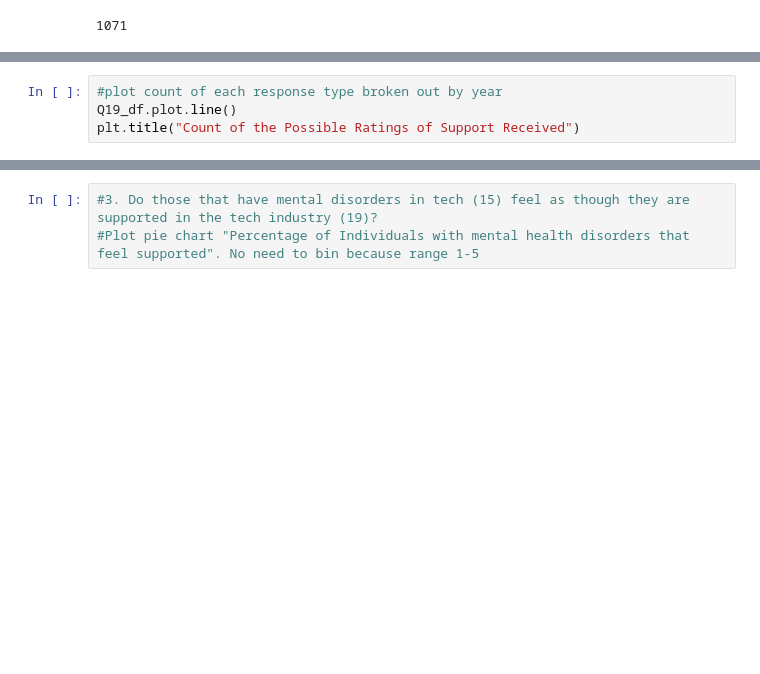
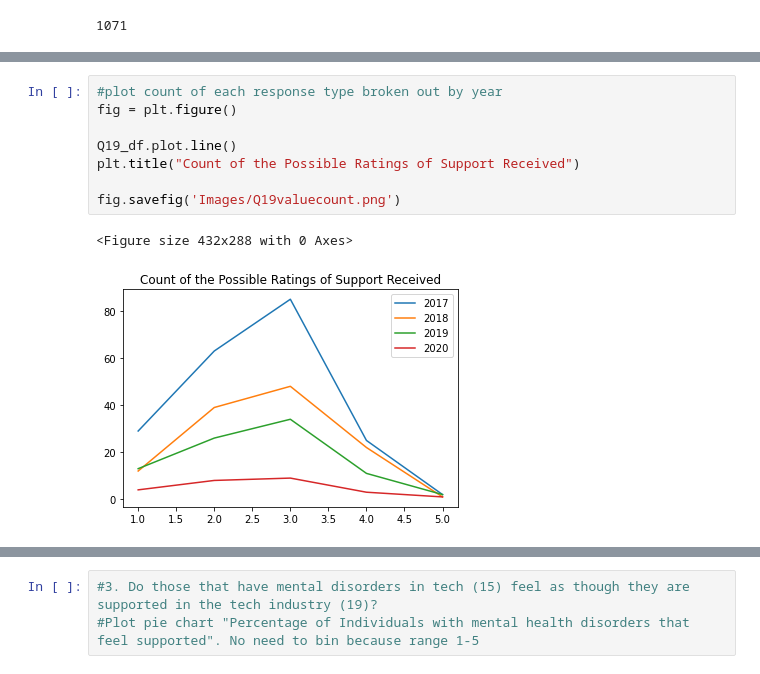
Before and after one commit to bennetyousuf/ProjectOne-MentalHealthinTech, a Jupyter notebook: Working_Notebooks/Mental Health in Tech Data Cleanup_NC.ipynb, the cells around one changed output, grey strips where cells are left out. Cells and saved outputs as stored; diff of their text form; blank space fills up the shorter version.

```diff
--- a/Working_Notebooks/Mental Health in Tech Data Cleanup_NC.ipynb
+++ b/Working_Notebooks/Mental Health in Tech Data Cleanup_NC.ipynb
@@ -288,7 +386,14 @@ Q19_df
 # %%
 #plot count of each response type broken out by year
+fig = plt.figure()
+
 Q19_df.plot.line()
 plt.title("Count of the Possible Ratings of Support Received")
+
+fig.savefig('Images/Q19valuecount.png')
+# %% [output]
+<Figure size 432x288 with 0 Axes>
+[figure, added]
 # %%
 #switch columns and rows
 Q19_df_transposed = Q19_df.T # or df1.transpose()
```
Also changed, not shown: parts of 15 cells of this notebook, 3 other files.
